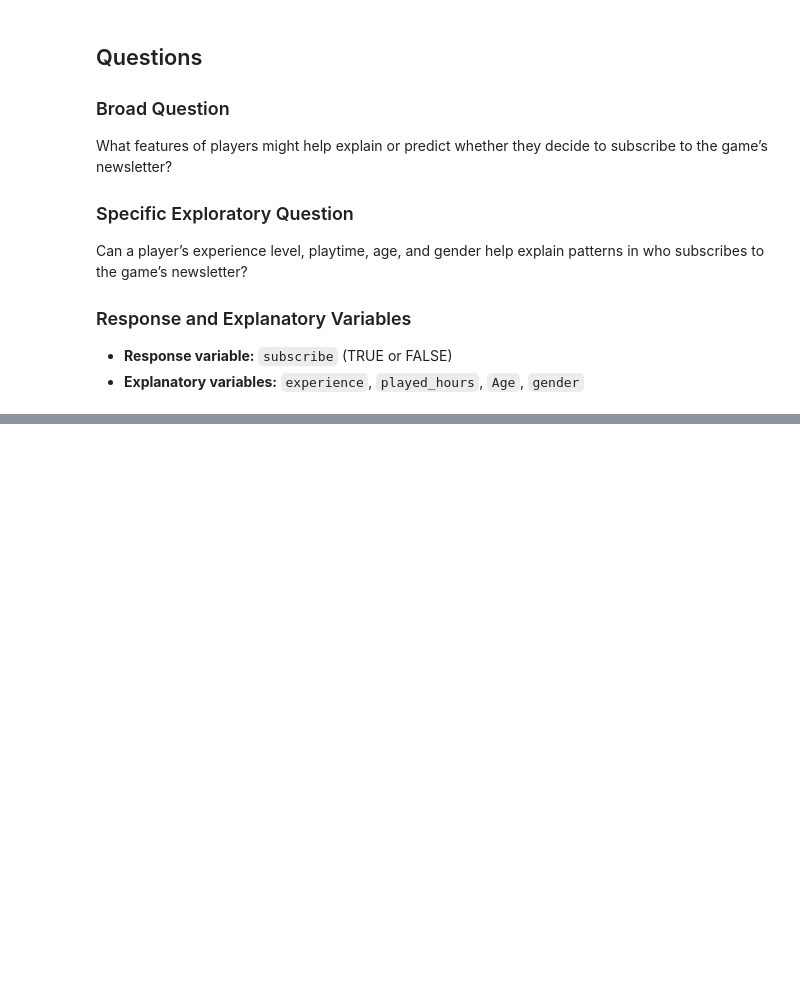
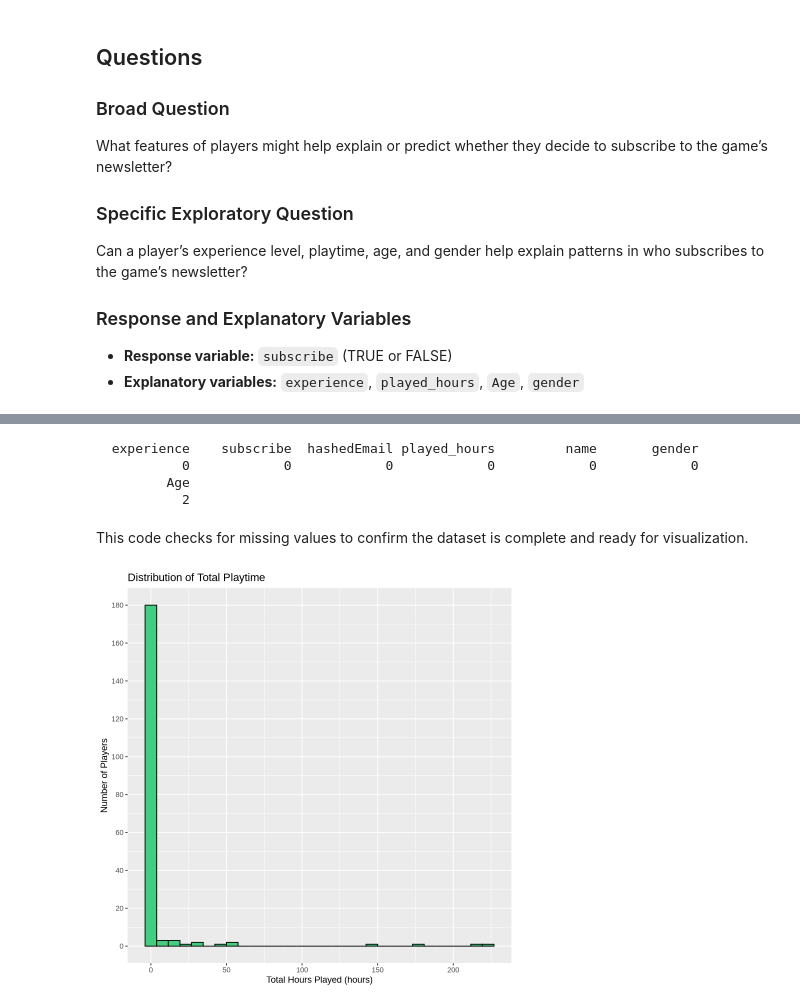
Before and after one commit to cassidoi/dsci-100-2025w1-group36-cassidy, a Jupyter notebook: individual_project.ipynb, the cells around one changed output, grey strips where cells are left out. Saved outputs shown, nothing was run; the diff lists cells and outputs as text; code cells hidden in the pictures; blank space fills up the shorter version.

```diff
--- a/individual_project.ipynb
+++ b/individual_project.ipynb
@@ -202,0 +235,16 @@ Can a player’s experience level, playtime, age, and gender help explain patter
+# %%
+colSums(is.na(players))
+# %% [output]
+  experience    subscribe  hashedEmail played_hours         name       gender
+           0            0            0            0            0            0
+         Age
+           2
+# %% [markdown]
+This code checks for missing values to confirm the dataset is complete and ready for visualization.
+# %%
+ggplot(players, aes(x = played_hours)) +
+  geom_histogram(bins = 30, fill = "seagreen3", color = "black") +
+  scale_y_continuous(breaks = seq(0, 200, by = 20)) +
+  labs(title = "Distribution of Total Playtime",x = "Total Hours Played (hours)",y = "Number of Players")
+# %% [output]
+[figure, added]
```
Also changed, not shown: parts of 9 cells of this notebook.
